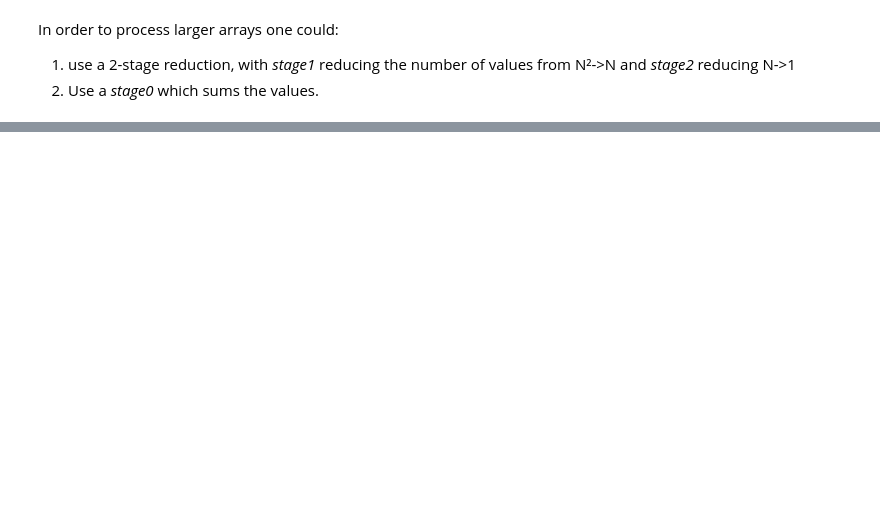
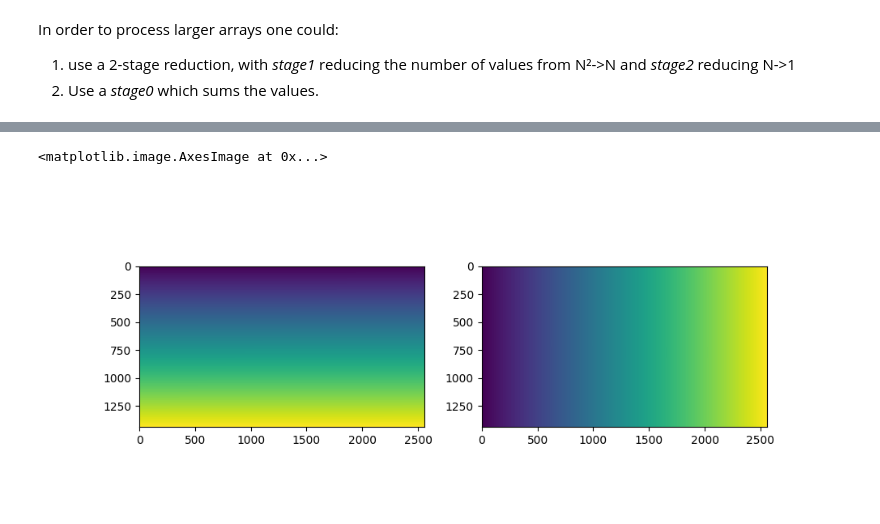
Before and after one commit to silx-kit/silx-training, a Jupyter notebook: opencl/Tutorials/4-Reduction.ipynb, the cells around one changed output, grey strips where cells are left out. Drawn from its saved outputs; the diff is of its cells as text; code cells hidden in the pictures; blank space fills up the shorter version.

```diff
--- a/opencl/Tutorials/4-Reduction.ipynb
+++ b/opencl/Tutorials/4-Reduction.ipynb
@@ -173,0 +299,6 @@ data[:1024].sum()
+# %%
+shape = 1440, 2560
+# img = np.random.random(size=shape).astype("float32")
+img = np.arange(np.prod(shape)).astype("float32").reshape(shape)
+ref = img - img.mean(axis=-1)[:, np.newaxis]
+%timeit img - img.mean(axis=-1)[:, np.newaxis]
@@ -173,0 +307,9 @@ data[:1024].sum()
+# %%
+%matplotlib widget
+from matplotlib.pyplot import subplots
+fig,ax = subplots(1, 2, figsize=(10,4))
+ax[0].imshow(img)
+ax[1].imshow(ref)
+# %% [output]
+<matplotlib.image.AxesImage at 0x...>
+[figure, added]
```
Also changed, not shown: parts of 23 cells of this notebook, 1 other file.
